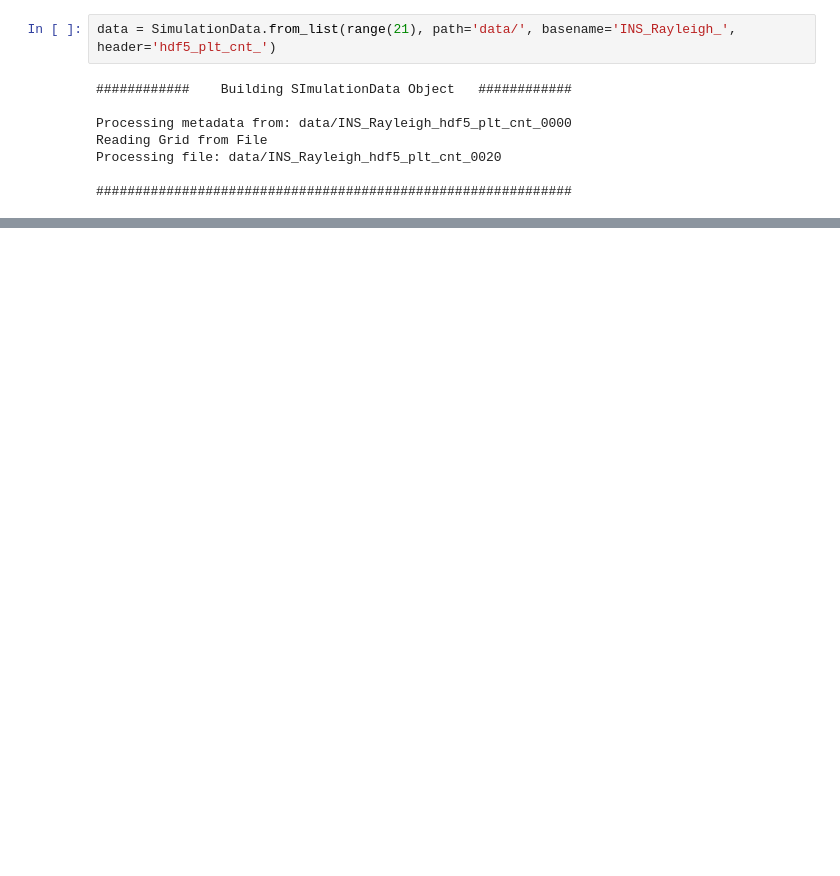
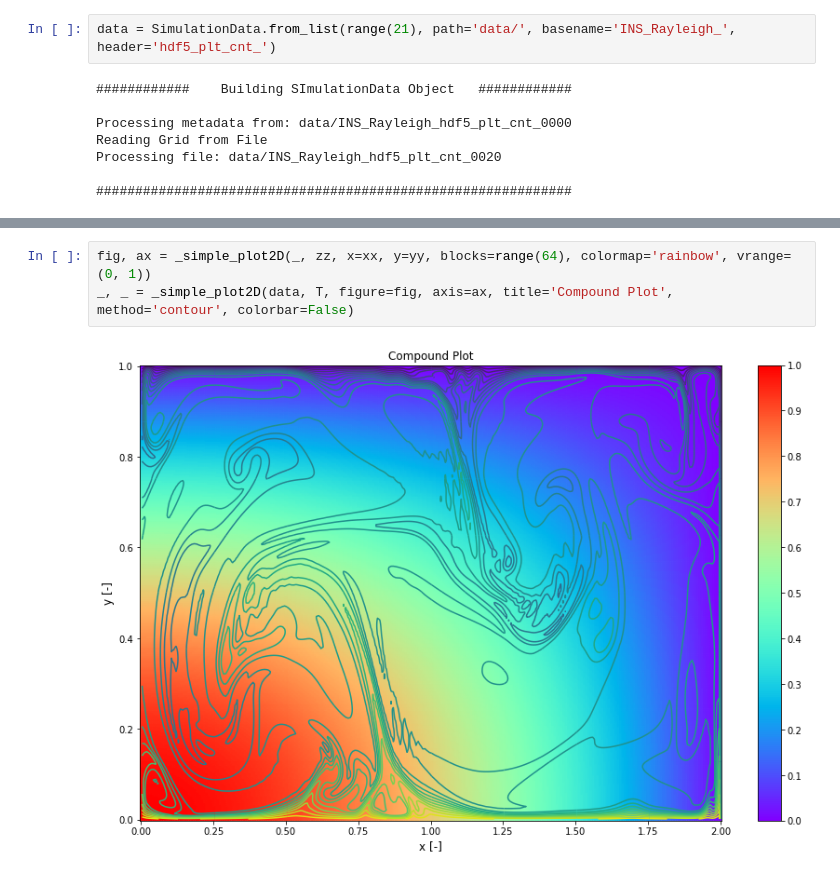
Before and after one commit to GWU-CFD/pyIOFlash, a Jupyter notebook: examples/Introduction-Part04.ipynb, the cells around one changed output, grey strips where cells are left out. Saved outputs shown, nothing was run; the diff lists cells and outputs as text; blank space fills up the shorter version.

```diff
--- a/examples/Introduction-Part04.ipynb
+++ b/examples/Introduction-Part04.ipynb
@@ -24,0 +35,5 @@ _, _ = _simple_plot2D(data, ke, Plane(), title='Kinetic Energy', method='density
+# %%
+fig, ax = _simple_plot2D(_, zz, x=xx, y=yy, blocks=range(64), colormap='rainbow', vrange=(0, 1))
+_, _ = _simple_plot2D(data, T, figure=fig, axis=ax, title='Compound Plot', method='contour', colorbar=False)
+# %% [output]
+[figure, added]
```
Also changed, not shown: parts of 7 cells of this notebook, 3 other files.
